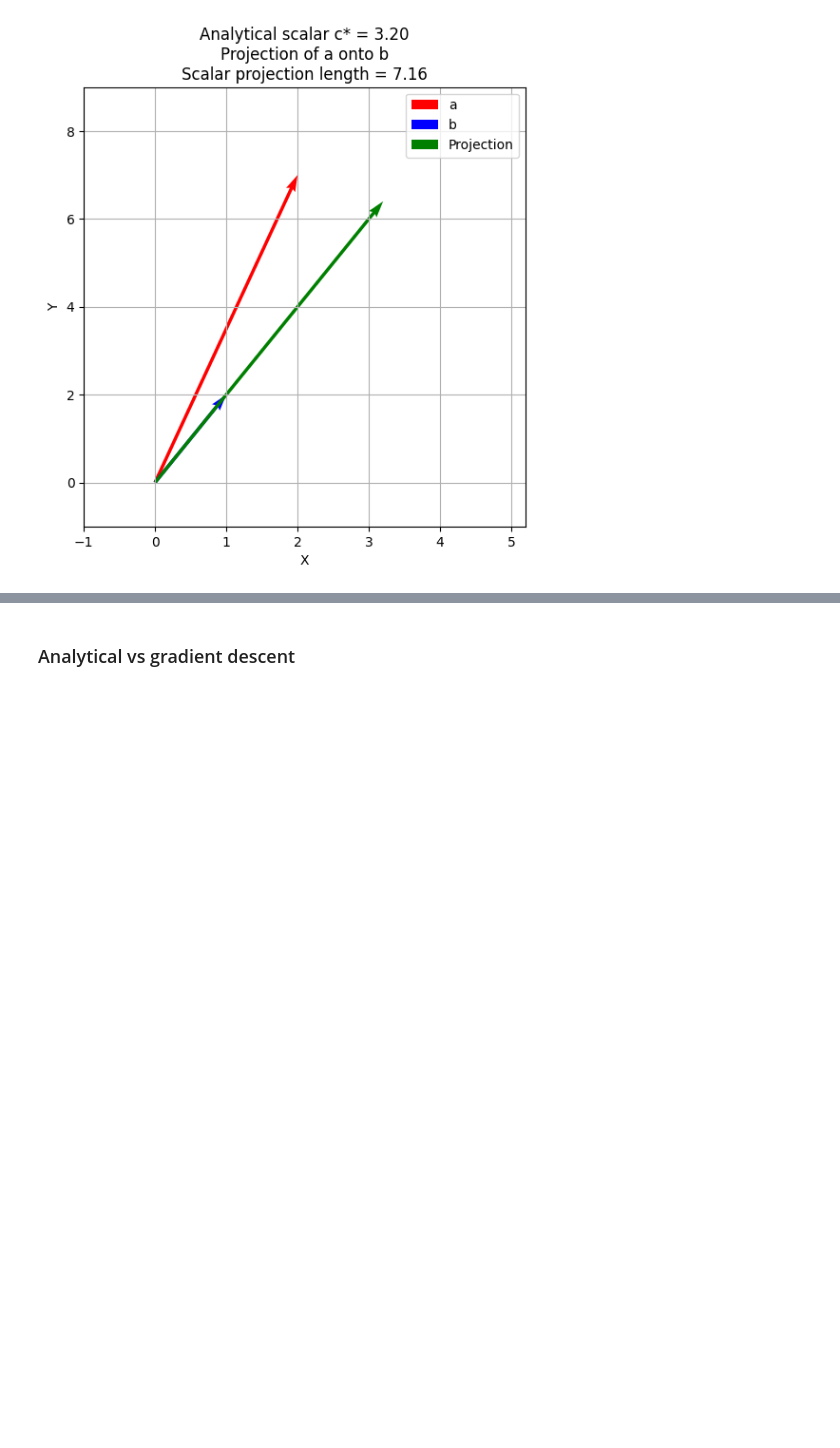
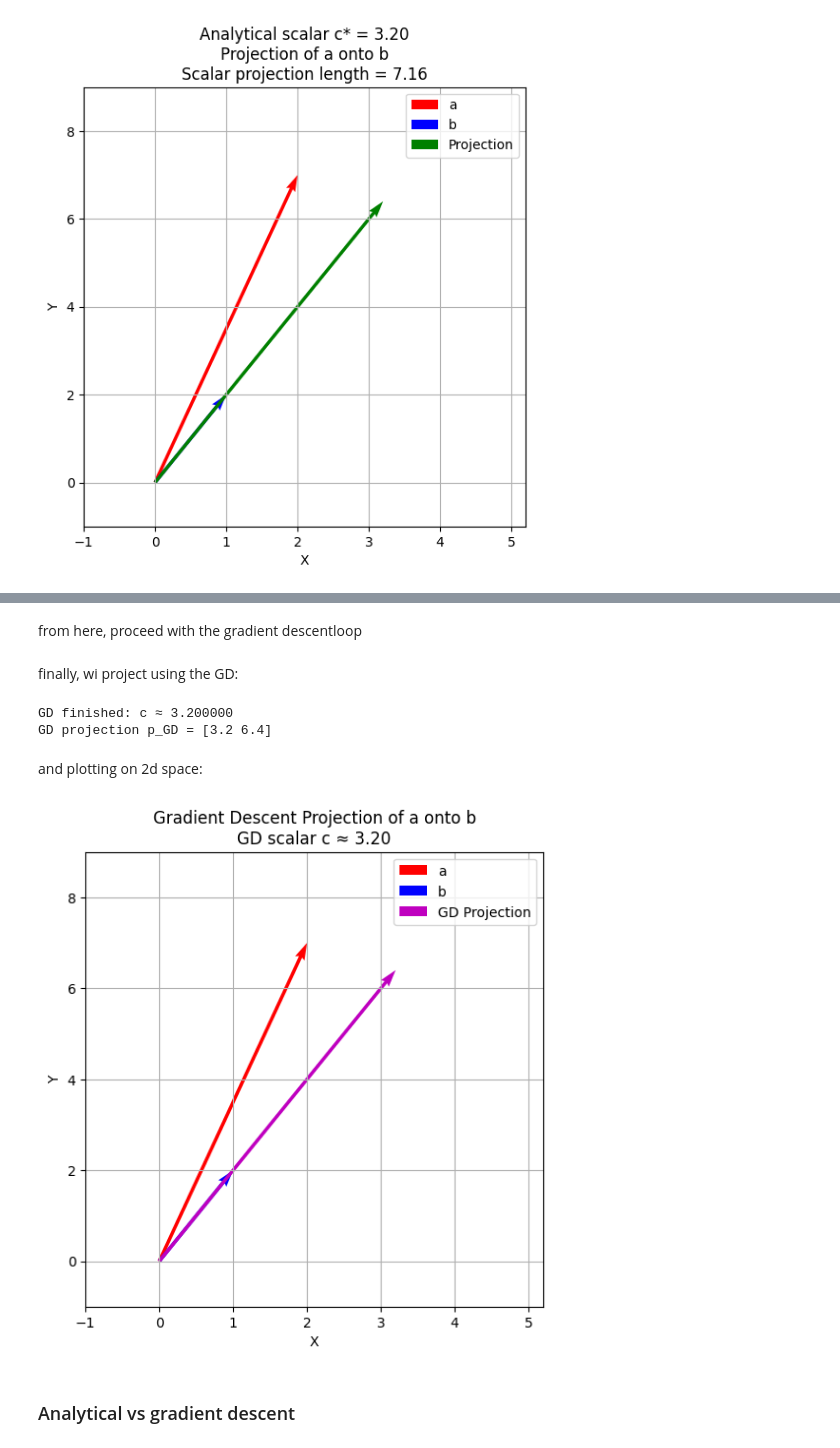
Before and after one commit to Macreat/MLT-LR, a Jupyter notebook: PYDevEnv/devContent/tasks/2cndTask/2cndTask.ipynb, the cells around one changed output, grey strips where cells are left out. Cells and saved outputs as stored; diff of their text form; code cells hidden in the pictures; blank space fills up the shorter version.

Commit message:
updating gradient descent projection

```diff
--- a/PYDevEnv/devContent/tasks/2cndTask/2cndTask.ipynb
+++ b/PYDevEnv/devContent/tasks/2cndTask/2cndTask.ipynb
@@ -285,0 +296,3 @@ plt.show()
+# %%
+eta = 0.01 # learning rate
+iterations = 500 # number of iterations
@@ -285,0 +301,4 @@ plt.show()
+# %%
+c = 0.0 #  start at  c = 0
+costHistory = [] # to visualize convergence of c
+JHistory = [] # to visualize the cost decay
@@ -286 +309,46 @@ plt.show()
+# %% [markdown]
+from here, proceed with the gradient descentloop
+# %%
+for i in range(iterations):
+    #define the current cost of J(c)
+    residual = a - c * b
+    J = np.dot(residual, residual)  # J(c) = ||a - cb||^2
+
+    # proceed with storing history for plots
+    costHistory.append(c)
+    JHistory.append(J)
+
+    #a and also calculate the gradiente dJ/dc
+    gradient = -2.0 * dot_ab + 2.0 * c * dot_bb # dJ/dc = -2(a·b) + 2c(b·b)
+    # and uptdating the rule: c ← c - η * gradient
+    c = c - eta * gradient
+# %% [markdown]
+finally, wi project using the GD:
+# %%
+GdProjection = c * b
+# and print it :
+
+
+print(f"GD finished: c ≈ {c:.6f}")
+print("GD projection p_GD =", GdProjection)
+# %% [output]
+GD finished: c ≈ 3.200000
+GD projection p_GD = [3.2 6.4]
+# %% [markdown]
+and plotting on 2d space:
+# %%
+plt.figure(figsize=(6,6))
+plt.quiver(0, 0, a[0], a[1], angles='xy', scale_units='xy', scale=1, color='r', label='a')
+plt.quiver(0, 0, b[0], b[1], angles='xy', scale_units='xy', scale=1, color='b', label='b')
+plt.quiver(0, 0, GdProjection[0], GdProjection[1], angles='xy', scale_units='xy', scale=1, color='m', label='GD Projection')
+plt.xlim(-1, max(a[0], GdProjection[0], b[0]) + 2)
+plt.ylim(-1, max(a[1], GdProjection[1], b[1]) + 2)
+plt.grid(True)
+plt.xlabel('X')
+plt.ylabel('Y')
+plt.legend()
+plt.title(f'Gradient Descent Projection of a onto b\nGD scalar c ≈ {c:.2f}')
+plt.show()
+# %% [output]
+[figure, added]
 # %% [markdown]
```
Also changed, not shown: parts of 7 cells of this notebook.
